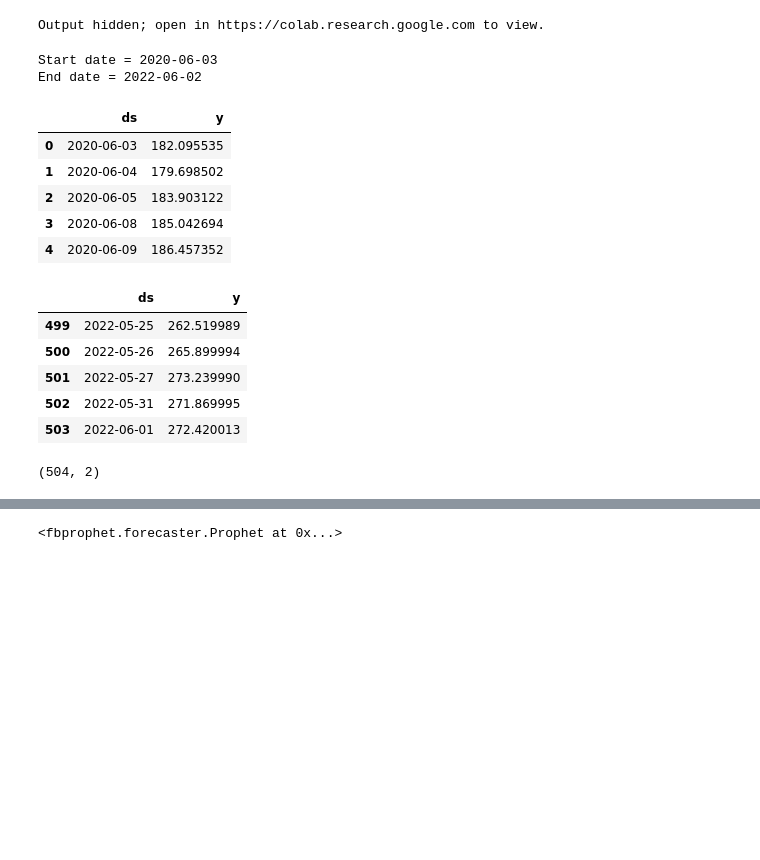
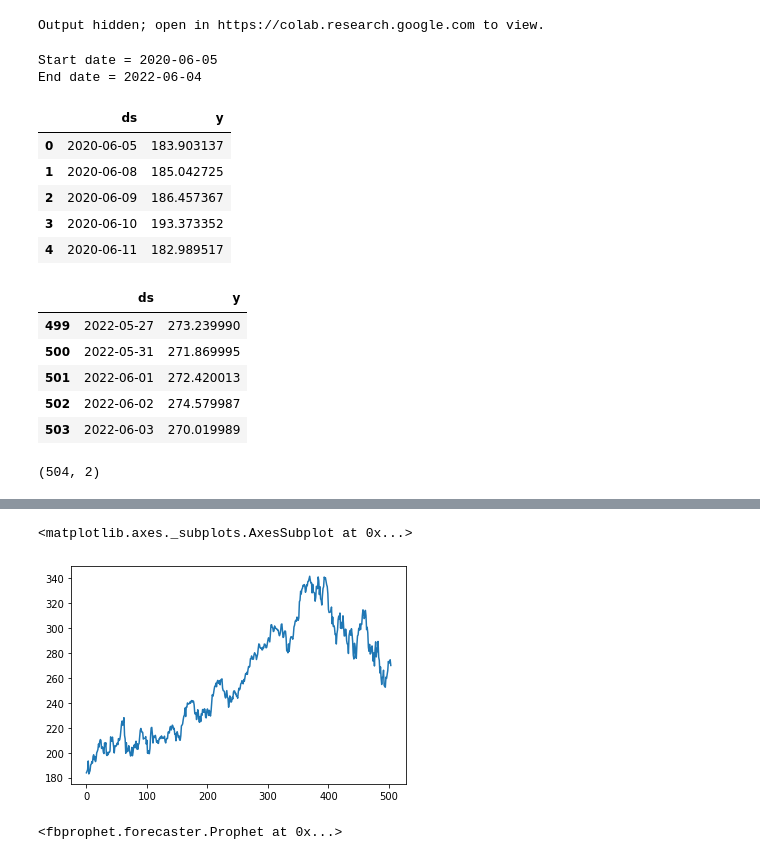
Before and after one commit to marcoberton/Project_2_group_1, a Jupyter notebook: ml_strategy.ipynb, the cells around one changed output, grey strips where cells are left out. Cells and saved outputs as stored; diff of their text form; code cells hidden in the pictures; blank space fills up the shorter version.

Commit message:
Updated code
simple fixes + trying out different libraries to get hvplot to work

```diff
--- a/ml_strategy.ipynb
+++ b/ml_strategy.ipynb
@@ -51,31 +53,31 @@ def fetch_yahoo(ticker, years):
 # %%
 # Create hlc DataFrame for Microsoft
 ticker='MSFT'
 
-# Get current closing prices for MSFT
+# Get current closing prices for MSFT from last two years
 msft_df = fetch_yahoo(ticker, 2)
 
 # Display sample data
 display(msft_df.head())
 display(msft_df.tail())
 print(msft_df.shape)
 
 
 # Plot the DataFrame with hvplot
-msft_df['y'].hvplot()
+msft_df['y'].plot()
 # %% [output]
-Start date = 2020-06-03
-End date = 2022-06-02
+Start date = 2020-06-05
+End date = 2022-06-04
 |  | ds | y |
-| 0 | 2020-06-03 | 182.095535 |
-| 1 | 2020-06-04 | 179.698502 |
-| 2 | 2020-06-05 | 183.903122 |
-| 3 | 2020-06-08 | 185.042694 |
-| 4 | 2020-06-09 | 186.457352 |
+| 0 | 2020-06-05 | 183.903137 |
+| 1 | 2020-06-08 | 185.042725 |
+| 2 | 2020-06-09 | 186.457367 |
+| 3 | 2020-06-10 | 193.373352 |
+| 4 | 2020-06-11 | 182.989517 |
 |  | ds | y |
-| 499 | 2022-05-25 | 262.519989 |
-| 500 | 2022-05-26 | 265.899994 |
-| 501 | 2022-05-27 | 273.239990 |
-| 502 | 2022-05-31 | 271.869995 |
-| 503 | 2022-06-01 | 272.420013 |
+| 499 | 2022-05-27 | 273.239990 |
+| 500 | 2022-05-31 | 271.869995 |
+| 501 | 2022-06-01 | 272.420013 |
+| 502 | 2022-06-02 | 274.579987 |
+| 503 | 2022-06-03 | 270.019989 |
 (504, 2)
@@ -83,3 +84,5 @@ End date = 2022-06-02
+<matplotlib.axes._subplots.AxesSubplot at 0x...>
+[figure, added]
 # %%
 # Call the Prophet function, store as an object
 model_msft = Prophet()
```
Also changed, not shown: parts of 13 cells of this notebook, 1 other file.
